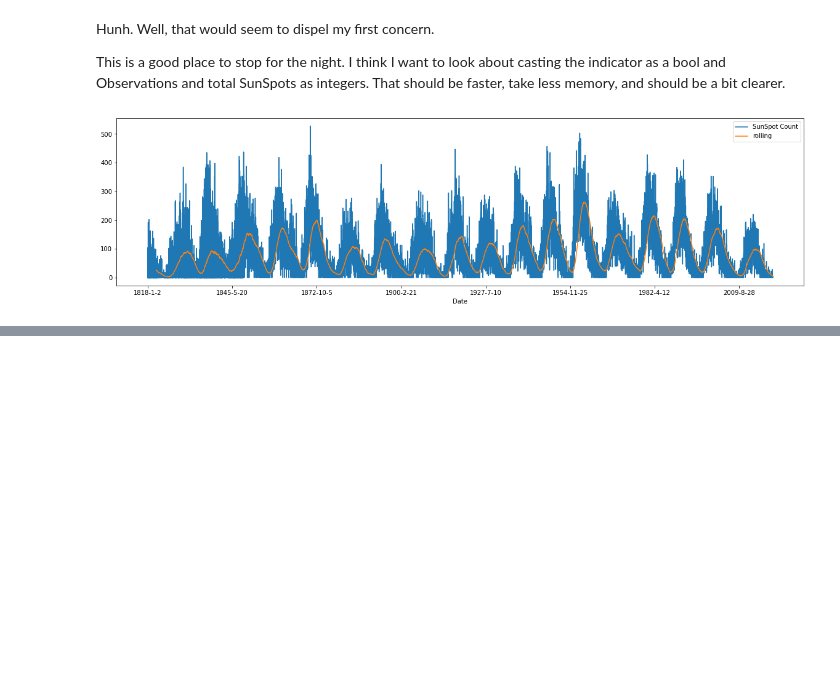
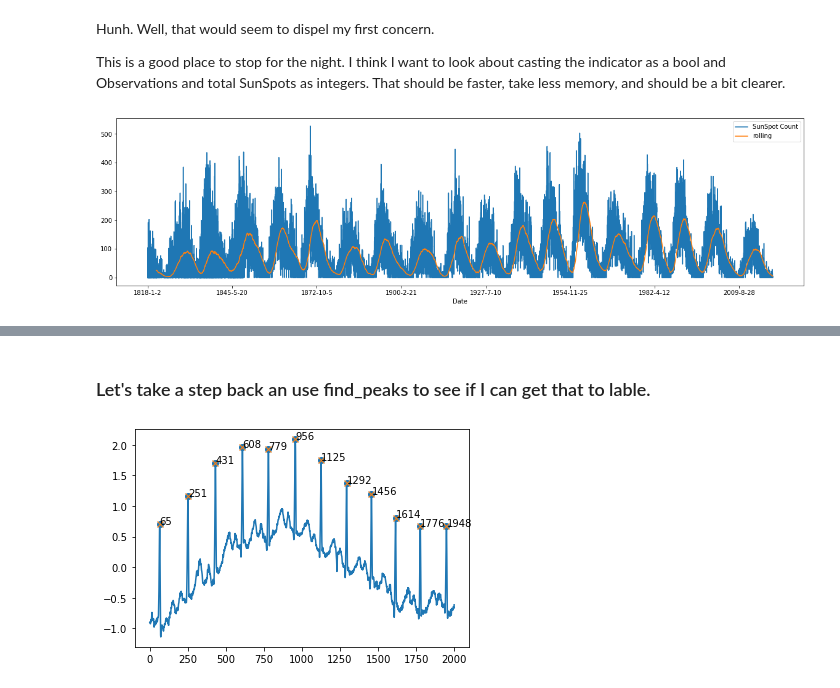
Before and after one commit to Little-PyProjects/SunSpots, a Jupyter notebook: notebook/Sunspots EDA.ipynb, the cells around one changed output, grey strips where cells are left out. Saved outputs shown, nothing was run; the diff lists cells and outputs as text; code cells hidden in the pictures; blank space fills up the shorter version.

```diff
--- a/notebook/Sunspots EDA.ipynb
+++ b/notebook/Sunspots EDA.ipynb
@@ -201,0 +204,20 @@ TypeError: must be real number, not str
+# %%
+SAMPLE_RATE = 44100  # Hertz
+DURATION = 5  # Seconds
+
+def generate_sine_wave(freq, sample_rate, duration):
+    x = np.linspace(0, duration, sample_rate * duration, endpoint=False)
+    frequencies = x * freq
+    # 2pi because np.sin takes radians
+    y = np.sin((2 * np.pi) * frequencies)
+    return x, y
+
+
+# Number of samples in normalized_tone
+N = SAMPLE_RATE * DURATION
+
+
+# Generate a 2 hertz sine wave that lasts for 5 seconds
+x, y = generate_sine_wave(2, SAMPLE_RATE, DURATION)
+plt.plot(x, y)
+plt.show()
@@ -201,0 +251,28 @@ TypeError: must be real number, not str
+# %% [markdown]
+### Let's take a step back an use find_peaks to see if I can get that to lable.
+# %%
+import matplotlib.pyplot as plt
+from scipy.misc import electrocardiogram
+from scipy.signal import find_peaks
+
+p, q = peaks, x[peaks]
+
+peaks, _ = find_peaks(x, distance=150)
+np.diff(peaks)
+
+
+fig, ax = plt.subplots()
+ax.scatter(p, q)
+
+for i, txt in enumerate(p):
+    ax.annotate(txt, (p[i], q[i]))
+
+
+x = electrocardiogram()[2000:4000]
+
+plt.plot(x)
+plt.plot(peaks, x[peaks], 'x')
+
+plt.show()
+# %% [output]
+[figure, added]
```
Also changed, not shown: parts of 12 cells of this notebook.
